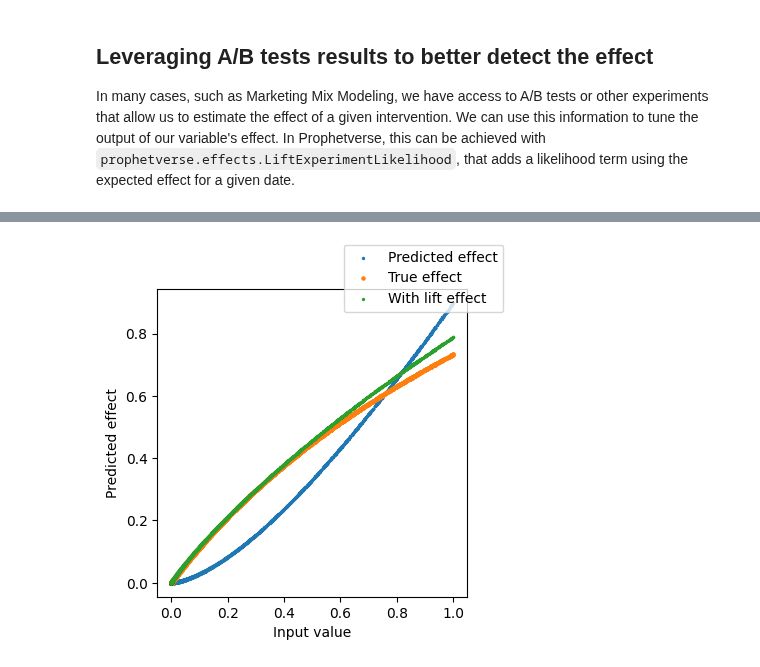
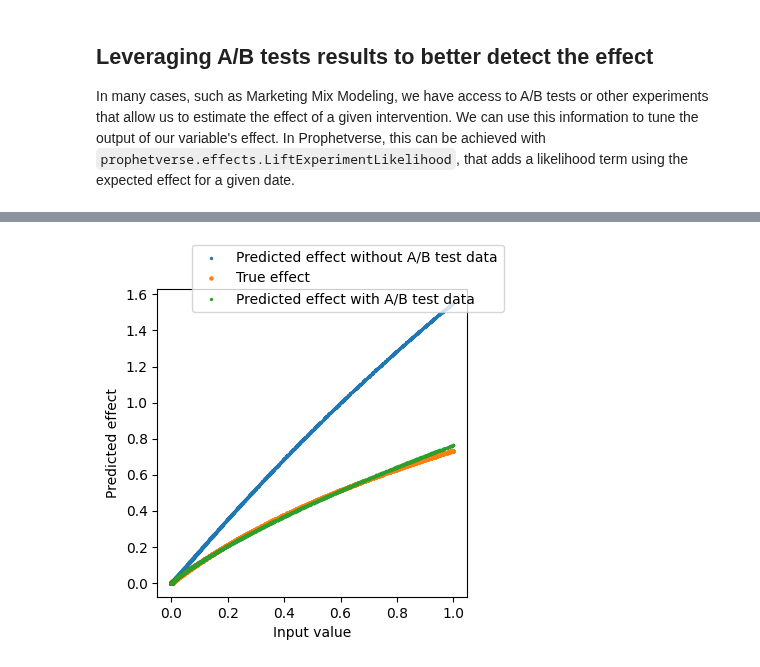
Before and after one commit to felipeangelimvieira/prophetverse, a Jupyter notebook: docs/examples/custom-effect.ipynb, the cells around one changed output, grey strips where cells are left out. Drawn from its saved outputs; the diff is of its cells as text; code cells hidden in the pictures.

```diff
--- a/docs/examples/custom-effect.ipynb
+++ b/docs/examples/custom-effect.ipynb
@@ -60,3 +60,7 @@ y.plot.line(ax=ax)
+# %%
+from sktime.forecasting.model_selection import temporal_train_test_split
+
+y_train, y_test, X_train, X_test = temporal_train_test_split(y, X, test_size=365*2)
 # %% [markdown]
 ## Custom effect
 
@@ -151,7 +155,7 @@ model = Prophetverse(
     optimizer_kwargs={"step_size": 0.0001},
     inference_method="map",
 )
-model.fit(y=y2, X=X)
+model.fit(y=y_train, X=X_train)
 # %% [output]
 Prophetverse(changepoint_interval=300, changepoint_prior_scale=0.0001,
              exogenous_effects=[('seasonality',
@@ -186,8 +190,9 @@ In many cases, such as Marketing Mix Modeling, we have access to A/B tests or ot
 mocked_lift_test_experiment = pd.DataFrame(
     data=np.random.normal(true_exog_effect, 0.1),
     columns=["lift_results"],
-    index=y2.index,
+    index=y.index,
 )
+mocked_lift_test_experiment = mocked_lift_test_experiment.loc[y.index]
 # Remove some samples, since we may only have A/B tests for a subset of the data
 
 mocked_lift_test_experiment = mocked_lift_test_experiment.loc[
@@ -238,7 +243,7 @@ model_with_lift.set_params(
     ]
 )
 
-model_with_lift.fit(y=y2, X=X)
+model_with_lift.fit(y=y_train, X=X_train)
 # %% [output]
 Prophetverse(changepoint_interval=300, changepoint_prior_scale=0.0001,
              exogenous_effects=[('seasonality',
@@ -271,12 +276,17 @@ sites_with_lift.head()
 # %%
 fig, ax = plt.subplots(figsize=(4, 4))
 
-ax.scatter(X["exog"], sites["exog"], s=2, label="Predicted effect")
+ax.scatter(X["exog"], sites["exog"], s=2, label="Predicted effect without A/B test data")
 ax.scatter(X["exog"], true_exog_effect, s=5, label="True effect")
-ax.scatter(X["exog"], sites_with_lift["exog"], s=2, label="With lift effect")
+ax.scatter(
+    X["exog"],
+    sites_with_lift["exog"],
+    s=2,
+    label="Predicted effect with A/B test data",
+)
 ax.set_xlabel("Input value")
 ax.set_ylabel("Predicted effect")
 fig.legend()
 fig.show()
 # %% [output]
-[figure, old version]
+[figure, new version]
```
Also changed, not shown: parts of 4 cells of this notebook, 1 other file.
